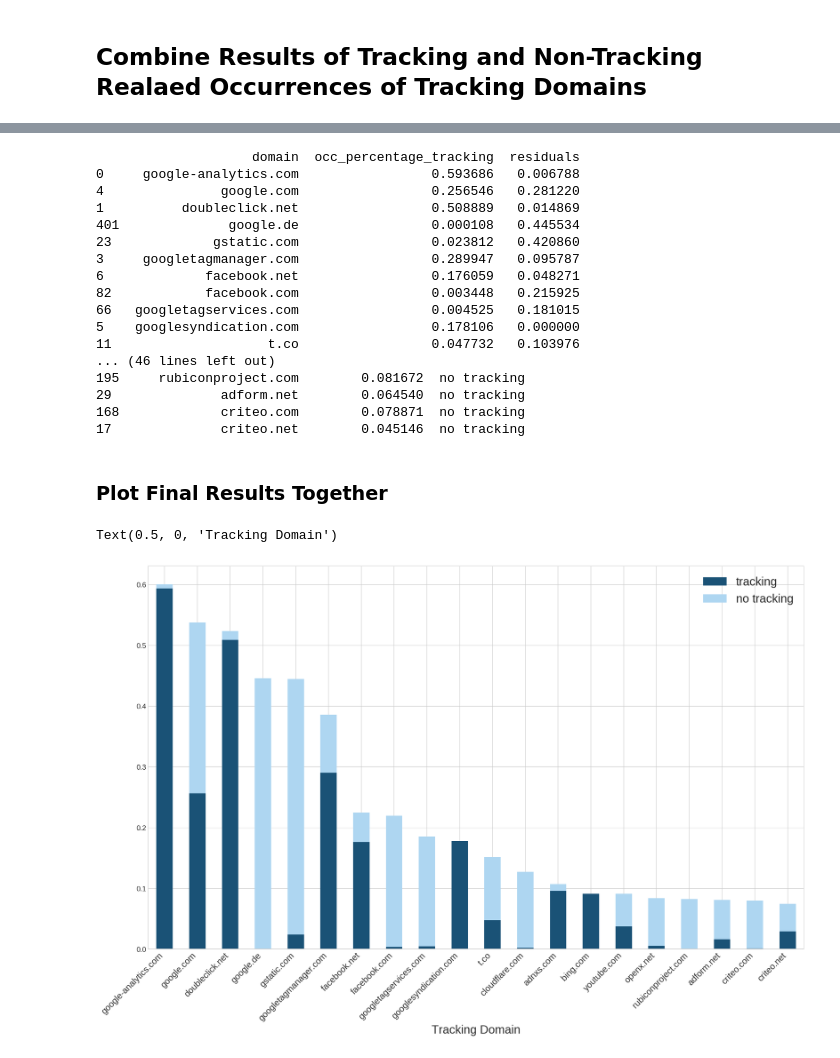
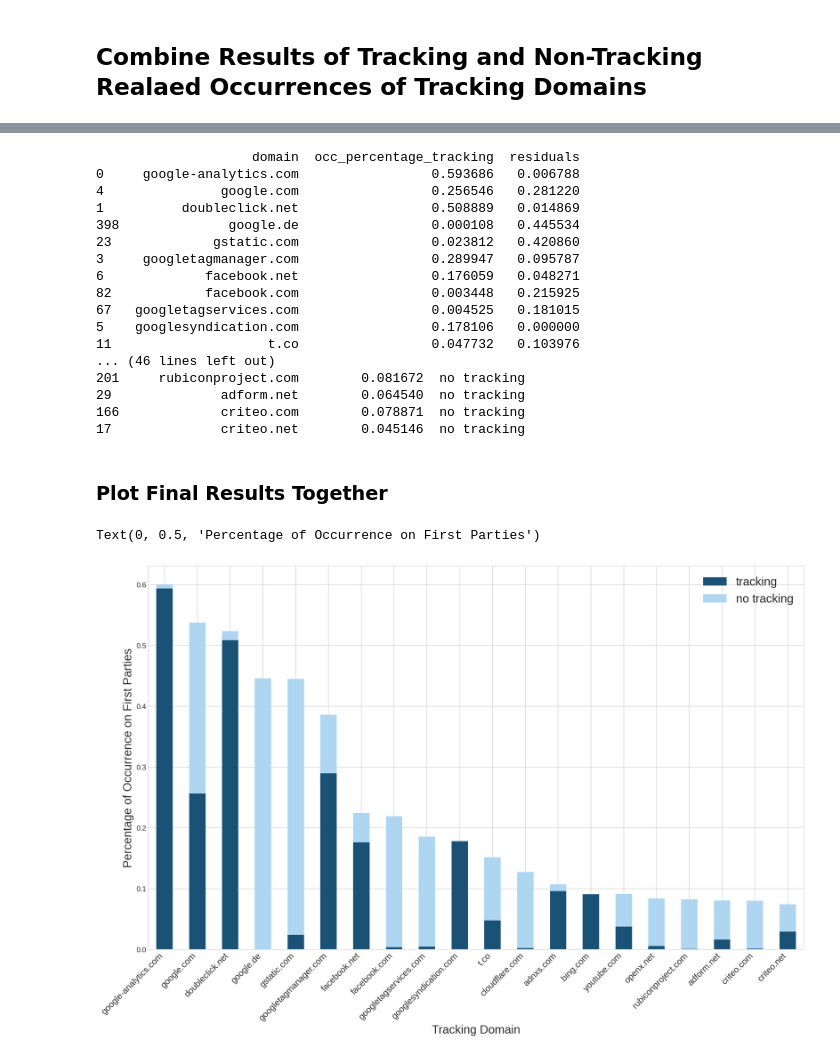
Before and after one commit to tim-p95/web_tracking_analysis, a Jupyter notebook: 04_analysis_third_party_tracking.ipynb, the cells around one changed output, grey strips where cells are left out. Drawn from its saved outputs; the diff is of its cells as text; code cells hidden in the pictures.

```diff
--- a/04_analysis_third_party_tracking.ipynb
+++ b/04_analysis_third_party_tracking.ipynb
@@ -14,8 +18,8 @@ Drive already mounted at /content/drive; to attempt to forcibly remount, call dr
 import pandas as pd
 
 ##import results of tracking identification
-ad_tracking_df = pd.read_csv('/content/drive/My Drive/IT_Security/ad_tracking_df_full.csv')
-non_ad_tracking_df = pd.read_csv('/content/drive/My Drive/IT_Security/non_ad_tracking_df_second_try.csv')
+ad_tracking_df = pd.read_csv('/content/drive/My Drive/IT_Security/Code and Data/ad_tracking_df_full.csv')
+non_ad_tracking_df = pd.read_csv('/content/drive/My Drive/IT_Security/Code and Data/non_ad_tracking_df_second_try.csv')
 
 print(len(ad_tracking_df))
 print(len(non_ad_tracking_df))
@@ -77,7 +81,7 @@ tracking_df.to_csv('tracking_df.csv')
 import re
 
 #read tracking host file
-tracking_host_list = open(r"/content/drive/My Drive/IT_Security/tracking_host_list.csv", encoding = "ISO-8859-1")
+tracking_host_list = open(r"/content/drive/My Drive/IT_Security/Code and Data/tracking_host_list.csv", encoding = "ISO-8859-1")
 #tracking_host_list = open(r"tracking_lists/tracking_host_list.csv", encoding = "ISO-8859-1")
 
 #read lines in file
@@ -267,15 +271,14 @@ plt.show()
 ## Analyze Occurrence of Tracking Domains Across All (Tracking and non-Tracking) HTTP Requests
 # %%
 #import full http request data
-http_requests = pd.read_csv("/content/drive/My Drive/IT_Security/http_requests.csv")
+http_requests = pd.read_csv("/content/drive/My Drive/IT_Security/Code and Data/http_requests.csv")
 http_requests.head()
 
 #import tracking host domain list
 import re
 
 #read tracking host file
-tracking_host_list = open(r"/content/drive/My Drive/IT_Security/tracking_host_list.csv", encoding = "ISO-8859-1")
-#tracking_host_list = open(r"tracking_lists/tracking_host_list.csv", encoding = "ISO-8859-1")
+tracking_host_list = open(r"/content/drive/My Drive/IT_Security/Code and Data/tracking_host_list.csv", encoding = "ISO-8859-1")
 
 #read lines in file
 tracking_host_list = tracking_host_list.readlines()
@@ -545,45 +541,46 @@ print(domain_counts_final_plot_concat_df)
 0     google-analytics.com                 0.593686   0.006788
 4               google.com                 0.256546   0.281220
 1          doubleclick.net                 0.508889   0.014869
-401              google.de                 0.000108   0.445534
+398              google.de                 0.000108   0.445534
 23             gstatic.com                 0.023812   0.420860
 3     googletagmanager.com                 0.289947   0.095787
 6             facebook.net                 0.176059   0.048271
 82            facebook.com                 0.003448   0.215925
-66   googletagservices.com                 0.004525   0.181015
+67   googletagservices.com                 0.004525   0.181015
 5    googlesyndication.com                 0.178106   0.000000
 11                    t.co                 0.047732   0.103976
 ... (46 lines left out)
-195     rubiconproject.com        0.081672  no tracking
+201     rubiconproject.com        0.081672  no tracking
 29              adform.net        0.064540  no tracking
-168             criteo.com        0.078871  no tracking
+166             criteo.com        0.078871  no tracking
 17              criteo.net        0.045146  no tracking
 # %% [markdown]
 ### Plot Final Results Together
 # %%
 import matplotlib.pyplot as plt
 %matplotlib inline
 %config InlineBackend.figure_format='retina'
 
 #plotting stacked barchart
 pivot_df = domain_counts_final_plot_concat_df.pivot(index='domain', columns='context', values='occ_percentage')
 pivot_df['totals'] = pivot_df['no tracking'] + pivot_df['tracking']
 pivot_df
 
 pivot_df = pivot_df.reindex(pivot_df.sort_values(by='totals', ascending=False).index)
 pivot_df
 
 colors = ["#1A5276", "#AED6F1"]
-pivot_df.loc[:,['tracking', 'no tracking']].plot.bar(stacked=True, color=colors, figsize=(20,12), rot=45, fontsize='large')
+plot = pivot_df.loc[:,['tracking', 'no tracking']].plot.bar(stacked=True, color=colors, figsize=(20,12), rot=45, fontsize='large')
 plt.xticks(
     rotation=45,
     horizontalalignment='right',
     fontweight='light',
     fontsize=15,
 )
 plt.legend(loc=1, prop={'size': 20})
 
 plt.xlabel('Tracking Domain', fontsize=20)
+plt.ylabel('Percentage of Occurrence on First Parties', fontsize=20)
 # %% [output]
-Text(0.5, 0, 'Tracking Domain')
+Text(0, 0.5, 'Percentage of Occurrence on First Parties')
-[figure, old version]
+[figure, new version]
```
Also changed, not shown: parts of 10 cells of this notebook.
